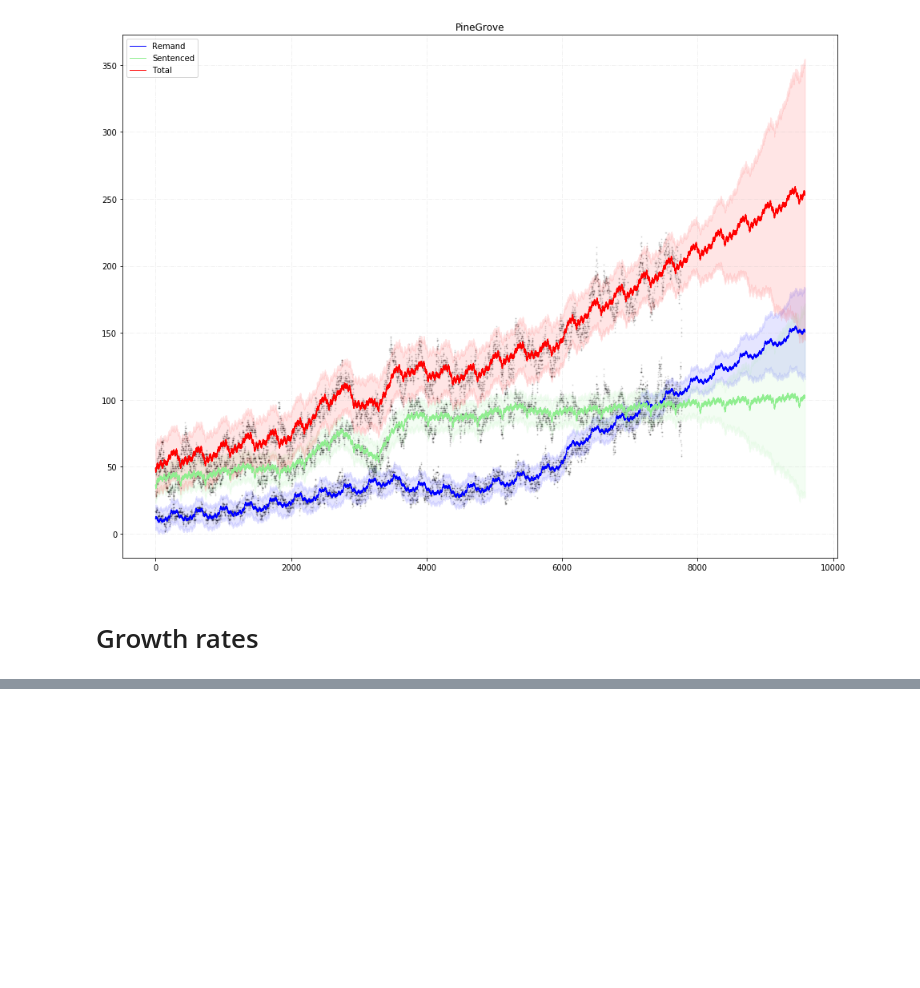
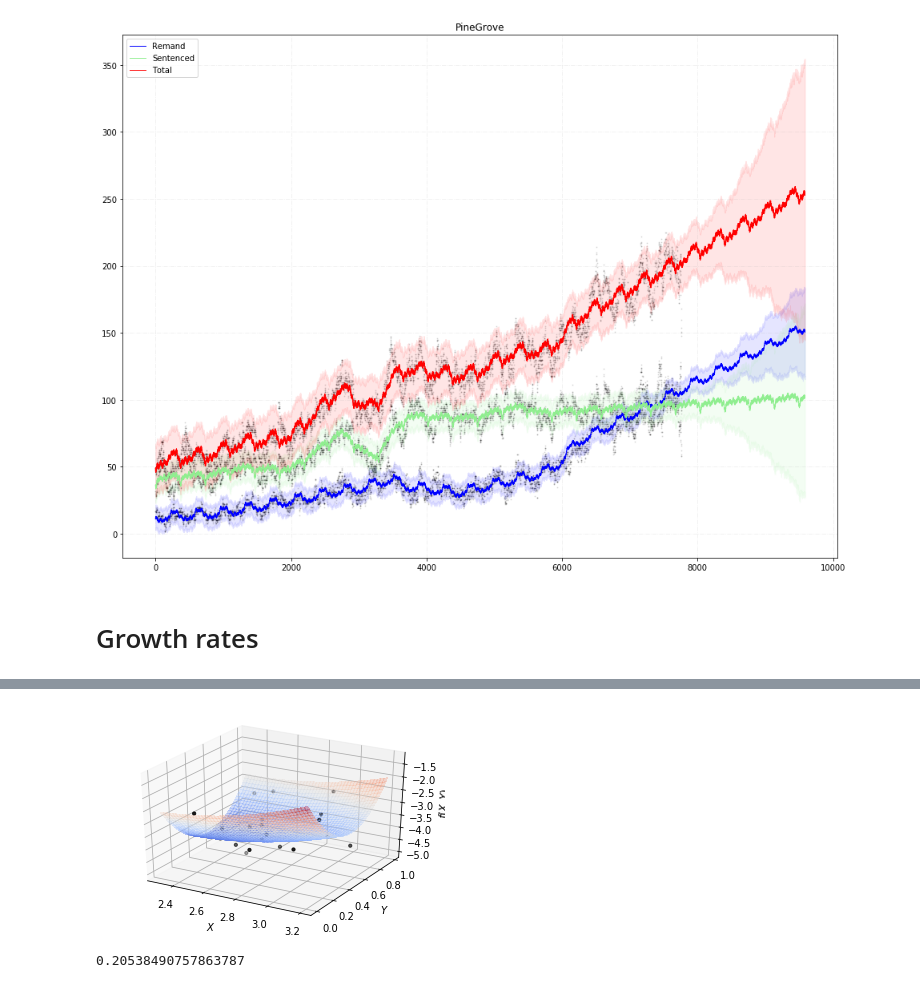
Before and after one commit to mghasemi/nonlinear-regression, a Jupyter notebook: RemSen.ipynb, the cells around one changed output, grey strips where cells are left out. Drawn from its saved outputs; the diff is of its cells as text; code cells hidden in the pictures; blank space fills up the shorter version.

Commit message:
Default scoring for `HilbertRegressor`

```diff
--- a/RemSen.ipynb
+++ b/RemSen.ipynb
@@ -412,0 +439,57 @@ for cntr in centers:
+# %%
+from mpl_toolkits.mplot3d import Axes3D
+from matplotlib import cm
+import matplotlib.pyplot as plt
+import numpy as np
+from GeneralRegression.NpyProximation import HilbertRegressor, Measure
+from GeneralRegression.extras import FunctionBasis
+def randrange(n, vmin, vmax):
+    '''
+    Helper function to make an array of random numbers having shape (n, )
+    with each number distributed Uniform(vmin, vmax).
+    '''
+    return (vmax - vmin)*np.random.rand(n) + vmin
+
+# degree of polynomials
+deg = 2
+FB = FunctionBasis()
+B = FB.poly(2, deg)
+# initiate regressor
+regressor = HilbertRegressor(base=B)
+# number of random points
+n = 20
+fig = plt.figure()
+ax = fig.add_subplot(111, projection='3d')
+for c, m, zlow, zhigh in [('k', 'o', -5, -2.5)]:
+    xs = randrange(n, 2.3, 3.2)
+    ys = randrange(n, 0, 1.0)
+    zs = randrange(n, zlow, zhigh)
+    ax.scatter(xs, ys, zs, c=c, s=10, marker=m)
+ax.set_xlabel('$X$')
+ax.set_ylabel('$Y$')
+ax.set_zlabel('$f(X,Y)$')
+X = np.array([np.array((xs[_], ys[_])) for _ in range(n)])
+y = np.array([np.array((zs[_],)) for _ in range(n)])
+X_ = np.arange(2.3, 3.2, 0.02)
+Y_ = np.arange(0, 1.0, 0.02)
+_X, _Y = np.meshgrid(X_, Y_)
+# fit the regressor
+regressor.fit(X, y)
+# prepare the plot
+Z = []
+for idx in range(_X.shape[0]):
+    _X_ = _X[idx]
+    _Y_ = _Y[idx]
+    _Z_ = []
+    for jdx in range(_X.shape[1]):
+        t = np.array([np.array([_X_[jdx], _Y_[jdx]])])
+        _Z_.append(regressor.predict(t)[0])
+    Z.append(np.array(_Z_))
+Z = np.array(Z)
+surf = ax.plot_surface(_X, _Y, Z, cmap=cm.coolwarm, linewidth=0, antialiased=False, alpha=.3)
+# %% [output]
+[figure, added]
+# %%
+regressor.score(X, y)
+# %% [output]
+0.20538490757863787
```
Also changed, not shown: parts of 4 cells of this notebook, 3 other files.
